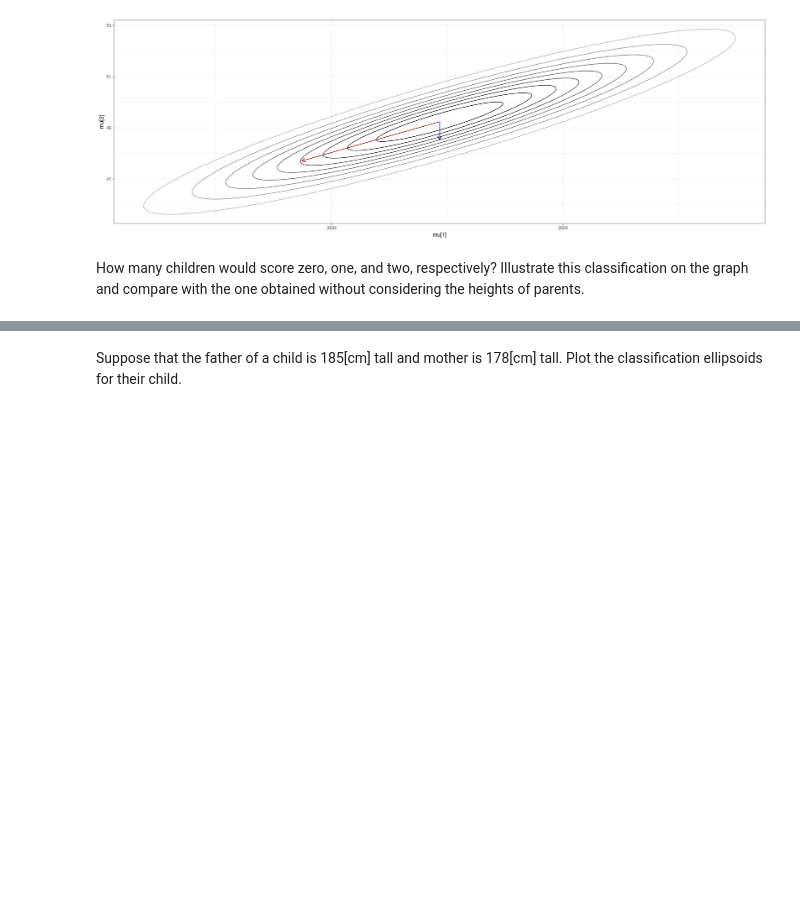
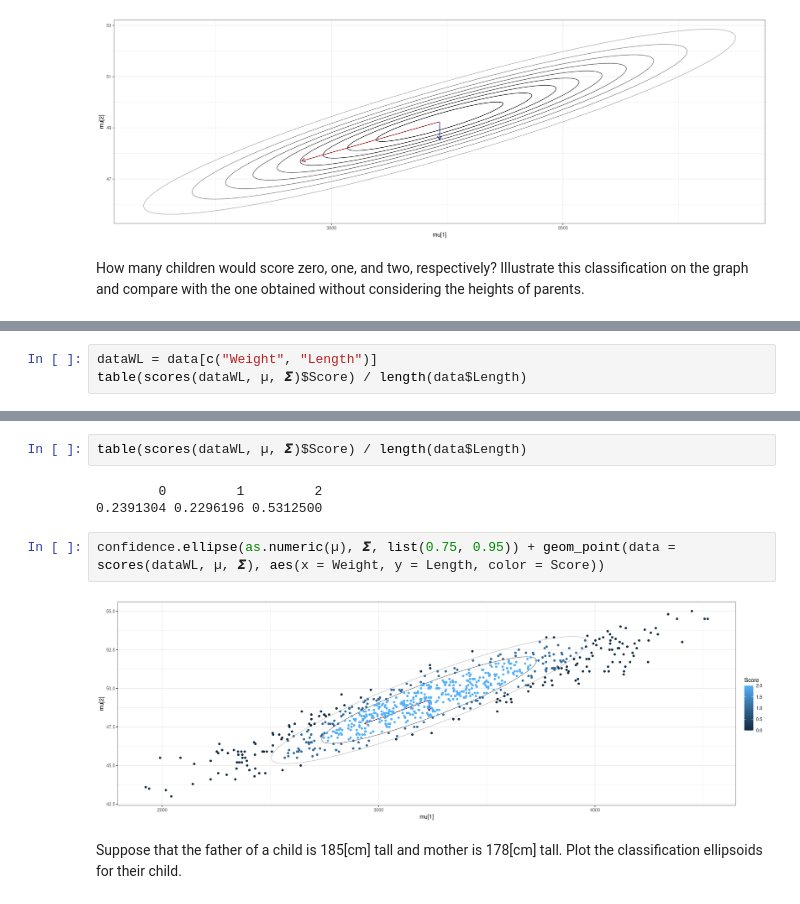
Before and after one commit to ventus550/university, a Jupyter notebook: statistical-learning/lab1/report.ipynb, the cells around one changed output, grey strips where cells are left out. Drawn from its saved outputs; the diff is of its cells as text; blank space fills up the shorter version.

```diff
--- a/statistical-learning/lab1/report.ipynb
+++ b/statistical-learning/lab1/report.ipynb
@@ -371,0 +357,3 @@ cat("\n0:", counts(data, µ, 𝞢, level = 0.997) - counts(data, µ, 𝞢, level
+# %%
+dataWL = data[c("Weight", "Length")]
+table(scores(dataWL, µ, 𝞢)$Score) / length(data$Length)
@@ -372,3 +367,12 @@ cat("\n0:", counts(data, µ, 𝞢, level = 0.997) - counts(data, µ, 𝞢, level
+# %%
+table(scores(dataWL, µ, 𝞢)$Score) / length(data$Length)
+# %% [output]
+        0         1         2
+0.2391304 0.2296196 0.5312500
+# %%
+confidence.ellipse(as.numeric(µ), 𝞢, list(0.75, 0.95)) + geom_point(data = scores(dataWL, µ, 𝞢), aes(x = Weight, y = Length, color = Score))
+# %% [output]
+[figure, added]
 # %% [markdown]
 Suppose that the father of a child is 185[cm] tall and mother is 178[cm] tall. Plot
 the classification ellipsoids for their child.
```
Also changed, not shown: parts of 12 cells of this notebook.
